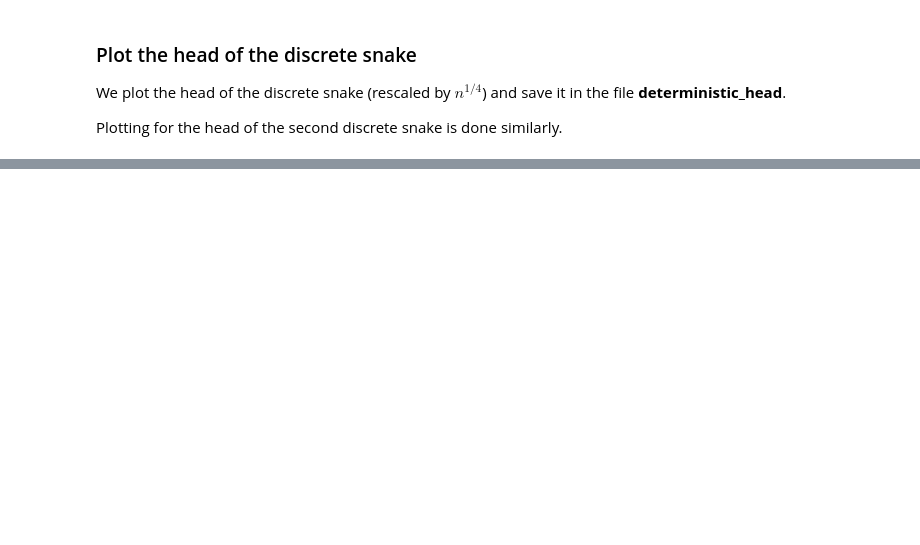
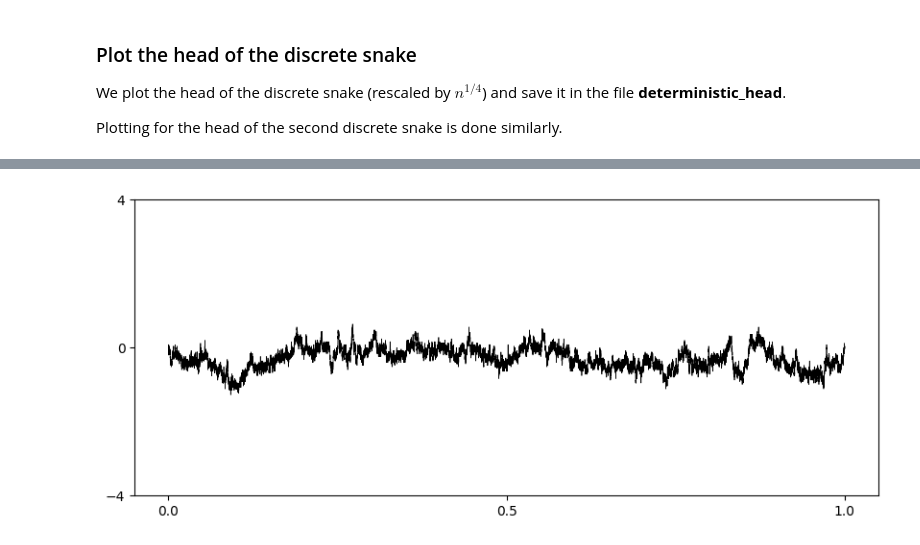
Before and after one commit to rivkamitchell/Random-Trees-and-Snakes, a Jupyter notebook: Snake_Plots.ipynb, the cells around one changed output, grey strips where cells are left out. Drawn from its saved outputs; the diff is of its cells as text; code cells hidden in the pictures; blank space fills up the shorter version.

```diff
--- a/Snake_Plots.ipynb
+++ b/Snake_Plots.ipynb
@@ -269,3 +285,5 @@ plot_head(snake_1)
 # %%
 # Plot the head of the snake with fair coin flip displacements
-plot_head(snake_2)
+plot_head(snake_2,2)
+# %% [output]
+[figure, added]
```
Also changed, not shown: parts of 10 cells of this notebook.
